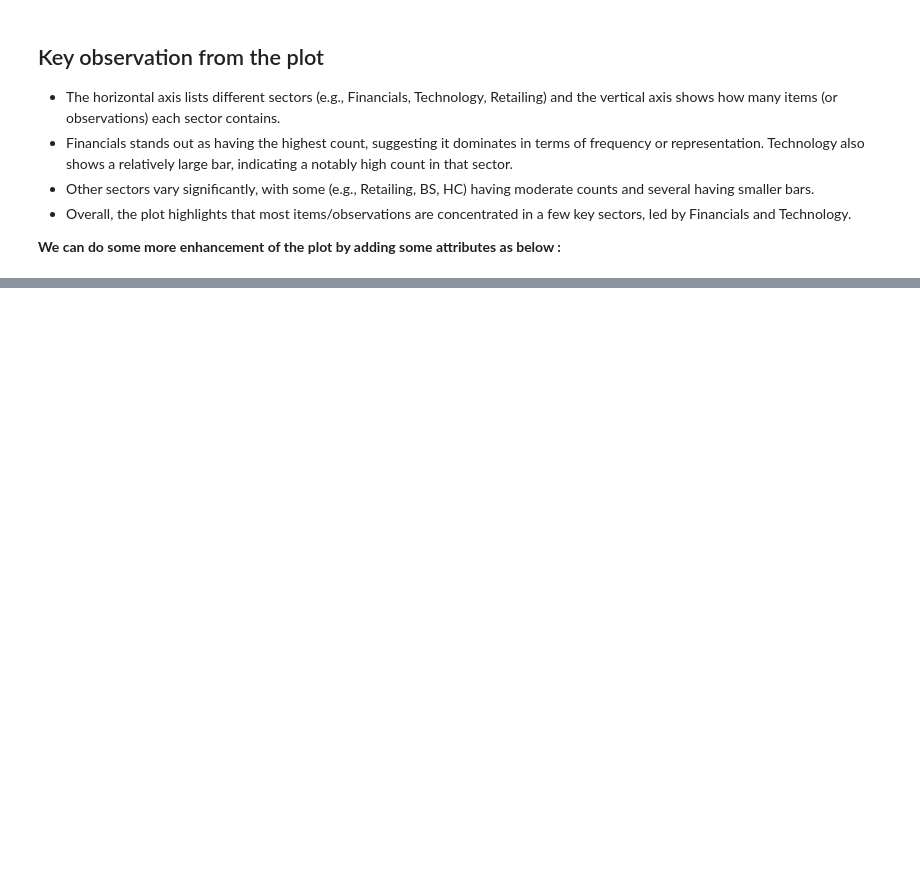
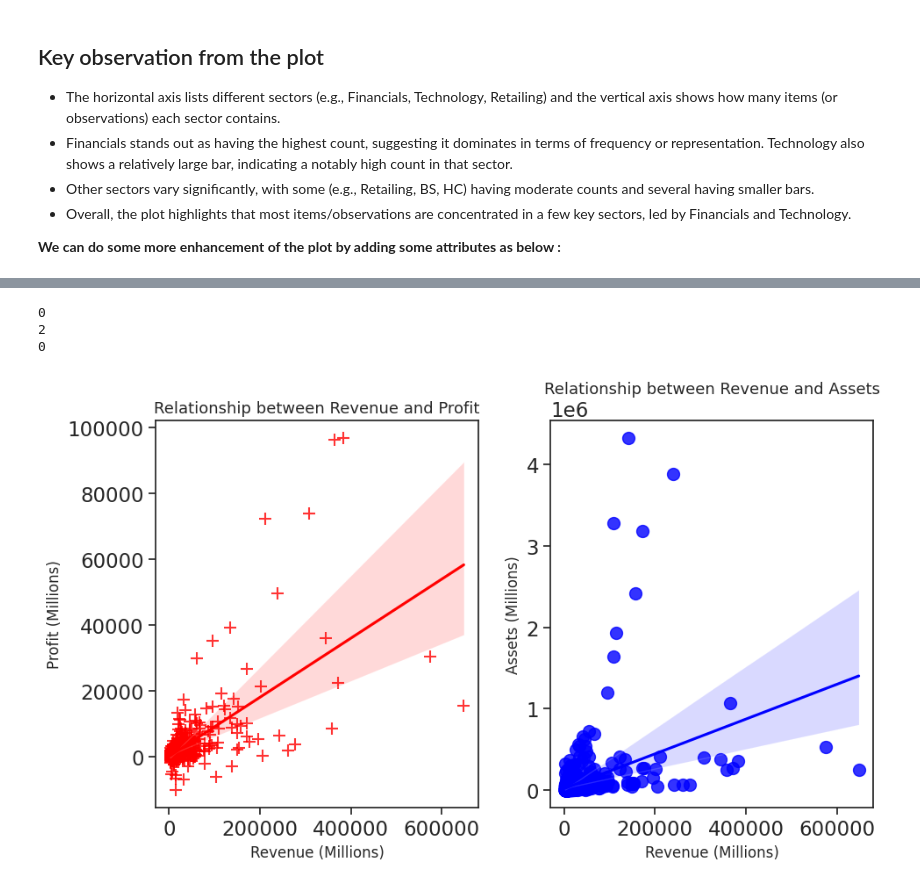
Before and after one commit to Arifuzzaman-Munaf/Data-Visualization-Python, a Jupyter notebook: count_and_regression_plot.ipynb, the cells around one changed output, grey strips where cells are left out. Saved outputs shown, nothing was run; the diff lists cells and outputs as text; code cells hidden in the pictures; blank space fills up the shorter version.

```diff
--- a/count_and_regression_plot.ipynb
+++ b/count_and_regression_plot.ipynb
@@ -201,0 +242,56 @@ plt.show()
+# %%
+# check if Revenue and Profit column has null value
+print(dataset["Revenues_M"].isnull().sum())
+print(dataset["Profits_M"].isnull().sum())
+print(dataset["Assets_M"].isnull().sum())
+# %% [output]
+0
+2
+0
+# %%
+# replace null values with the mean of the column
+dataset['Profits_M'].fillna(dataset['Profits_M'].mean(), inplace=True)
+# %%
+sns.set(font_scale=1.5)
+sns.set_style('ticks')  # change background to white background
+# create subplot for two separate plots
+fig, ax = plt.subplots(1,2,figsize=(10, 6))
+
+# create regression plot for Revenue Vs Profit
+sns.regplot(
+    x='Revenues_M',
+    y='Profits_M',
+    data=dataset,
+    color='red',
+    ax=ax[0],
+    marker = '+', # change the type of marker
+    scatter_kws={'s': 100} #change the size of the point using keyword-arguent
+    )
+
+
+ax[0].set_title('Relationship between Revenue and Profit', fontsize=13)
+ax[0].set_xlabel('Revenue (Millions)', fontsize=12)
+ax[0].set_ylabel('Profit (Millions)', fontsize=12)
+
+
+# create regression plot for Revenue Vs Asset
+sns.regplot(
+    x='Revenues_M',
+    y='Assets_M',
+    data=dataset,
+    color='blue',
+    ax=ax[1],
+    marker = 'o',
+    scatter_kws={'s': 100}
+    )
+
+
+ax[1].set_title('Relationship between Revenue and Assets', fontsize=13)
+ax[1].set_xlabel('Revenue (Millions)', fontsize=12)
+ax[1].set_ylabel('Assets (Millions)', fontsize=12)
+
+
+plt.tight_layout()
+plt.show()
+# %% [output]
+[figure, added]
```
Also changed, not shown: parts of 16 cells of this notebook.
